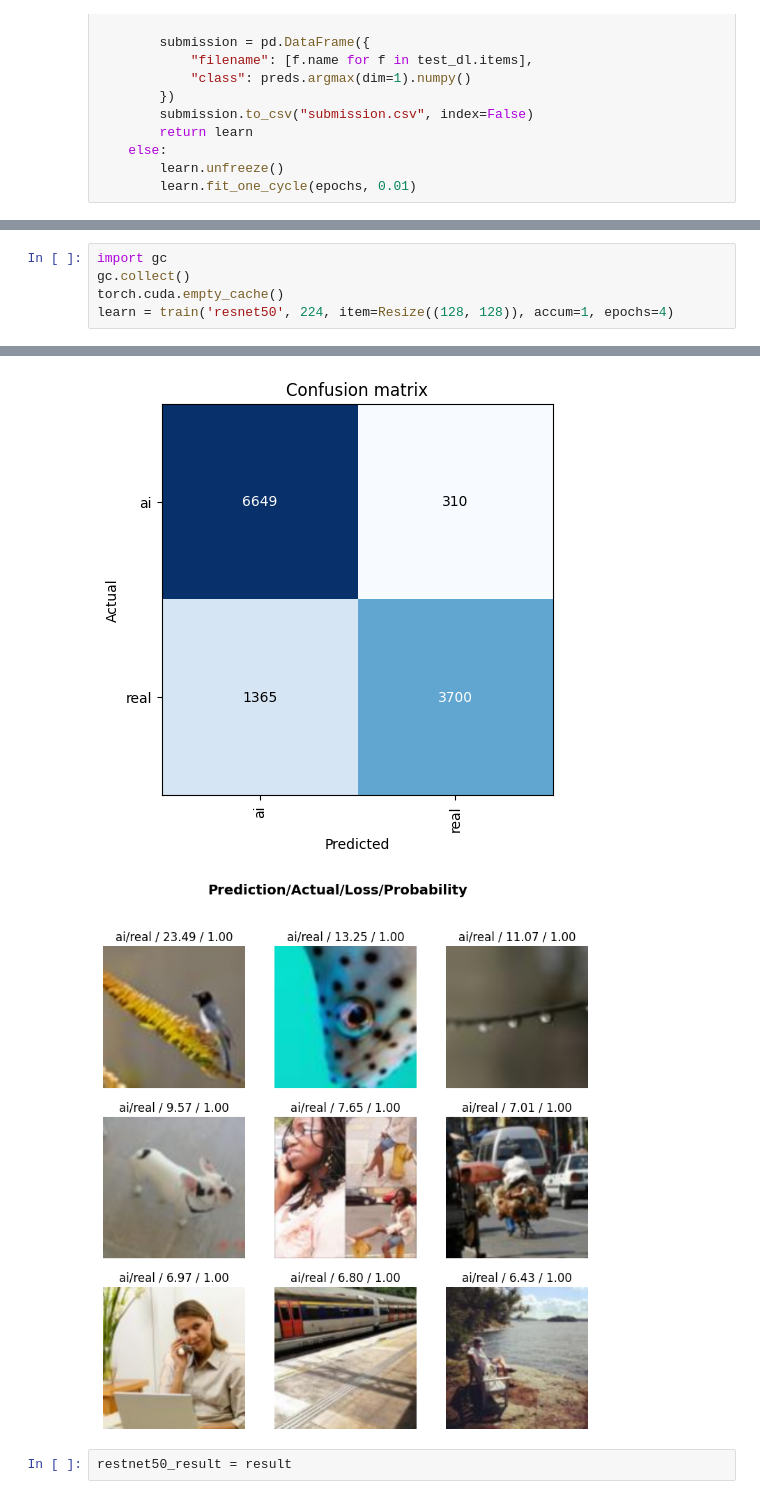
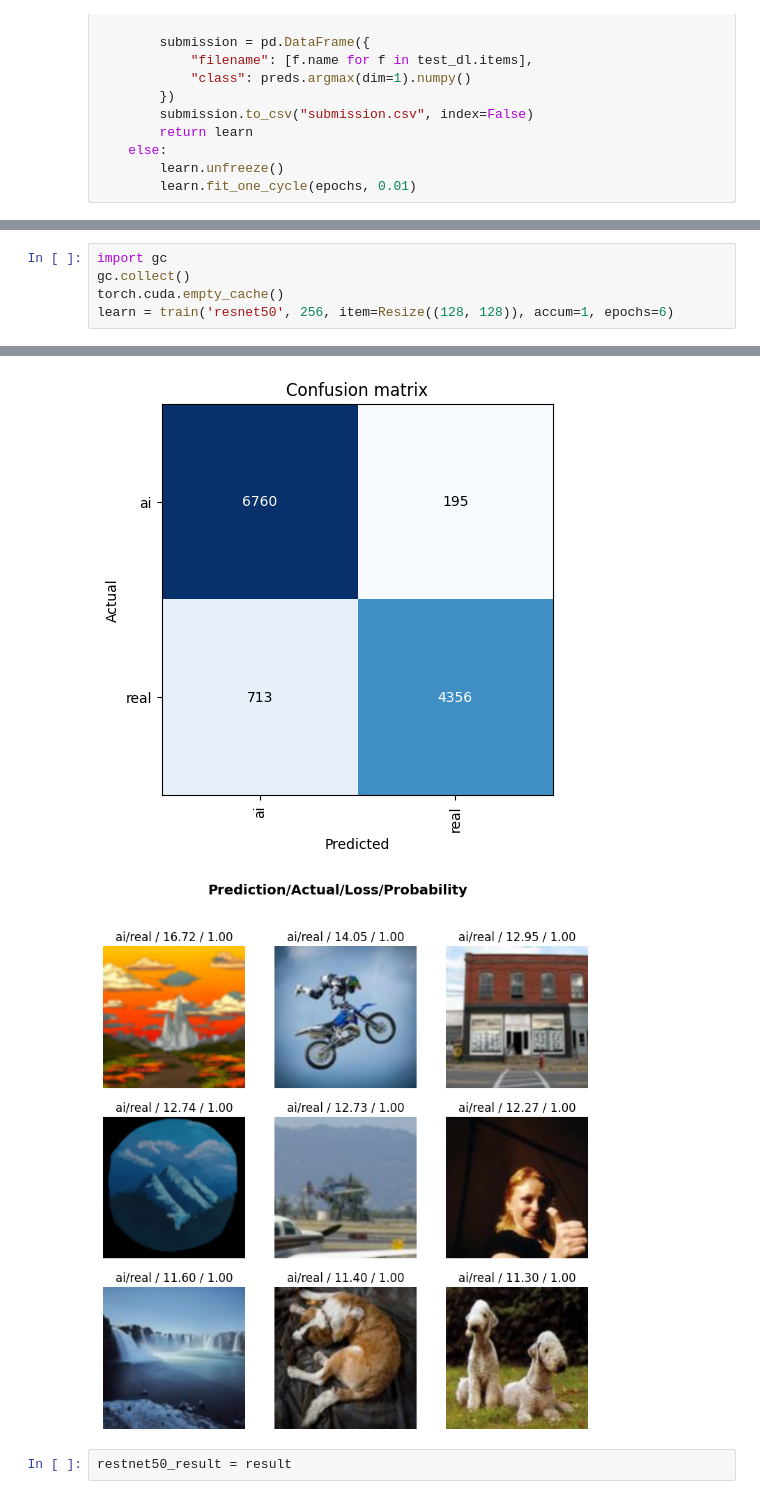
Before and after one commit to AndreasUtkilen/paddy, a Jupyter notebook: deepfake.ipynb, the cells around one changed output, grey strips where cells are left out. Drawn from its saved outputs; the diff is of its cells as text.

```diff
--- a/deepfake.ipynb
+++ b/deepfake.ipynb
@@ -78,6 +159,6 @@ def train(arch, size, item=Resize(480, method='squish'), accum=1, finetune=True,
 import gc
 gc.collect()
 torch.cuda.empty_cache()
-learn = train('resnet50', 224, item=Resize((128, 128)), accum=1, epochs=4)
+learn = train('resnet50', 256, item=Resize((128, 128)), accum=1, epochs=6)
 # %% [output]
 | epoch | train_loss | valid_loss | error_rate | time |
@@ -90,10 +173,10 @@ learn = train('resnet50', 224, item=Resize((128, 128)), accum=1, epochs=4)
 [interactive output not drawn]
 [interactive output not drawn]
 [interactive output not drawn]
 [interactive output not drawn]
 [interactive output not drawn]
-[figure, old version]
+[figure, new version]
-[figure, old version]
+[figure, new version]
 # %%
 restnet50_result = result
 # %%
```
Also changed, not shown: parts of 6 cells of this notebook, 3 other files.
